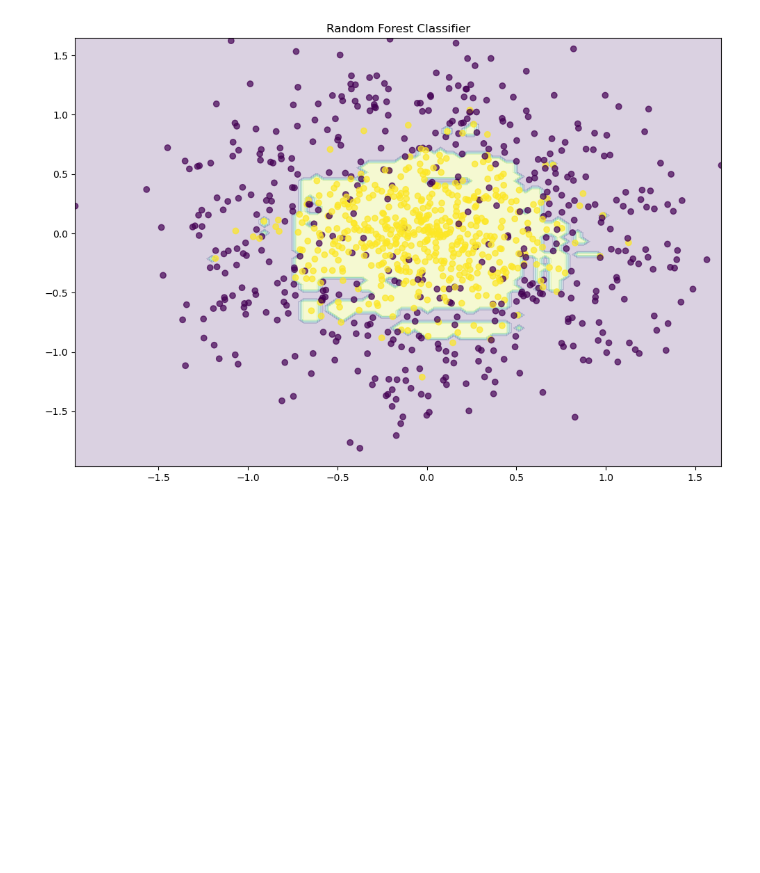
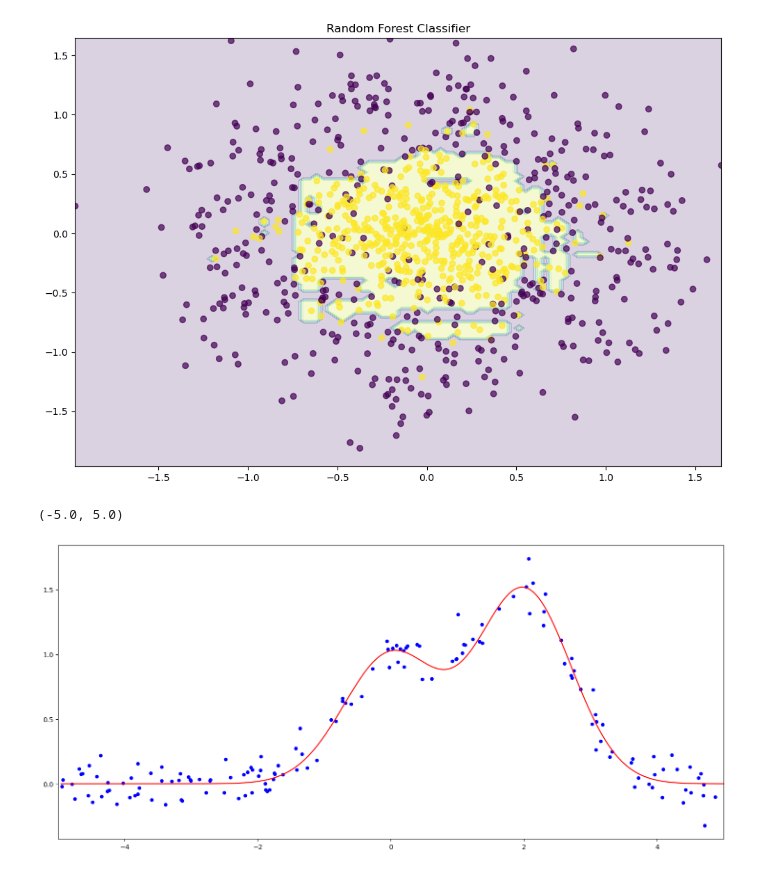
Before and after one commit to rohansaha636/machine-learning--noob-, a Jupyter notebook: random_forest/random_forest.ipynb, the cells around one changed output. Saved outputs shown, nothing was run; the diff lists cells and outputs as text; code cells hidden in the pictures; blank space fills up the shorter version.

```diff
--- a/random_forest/random_forest.ipynb
+++ b/random_forest/random_forest.ipynb
@@ -54,3 +54,32 @@ plt.title("Random Forest Classifier")
 plt.show()
 # %% [output]
 [figure]
+# %%
+n_train = 150
+n_test = 1000
+noise = 0.1
+
+# Generate data
+def f(x):
+    x = x.ravel()
+    return np.exp(-x ** 2) + 1.5 * np.exp(-(x - 2) ** 2)
+
+def generate(n_samples, noise):
+    X = np.random.rand(n_samples) * 10 - 5
+    X = np.sort(X).ravel()
+    y = np.exp(-X ** 2) + 1.5 * np.exp(-(X - 2) ** 2)\
+        + np.random.normal(0.0, noise, n_samples)
+    X = X.reshape((n_samples, 1))
+
+    return X, y
+
+X_train, y_train = generate(n_samples=n_train, noise=noise)
+X_test, y_test = generate(n_samples=n_test, noise=noise)
+# %%
+plt.figure(figsize=(18, 8))
+plt.plot(X_test, f(X_test), "r")
+plt.scatter(X_train, y_train, c="b", s=20)
+plt.xlim([-5, 5])
+# %% [output]
+(-5.0, 5.0)
+[figure, added]
```
Also changed, not shown: parts of 2 cells of this notebook, 3 other files.
